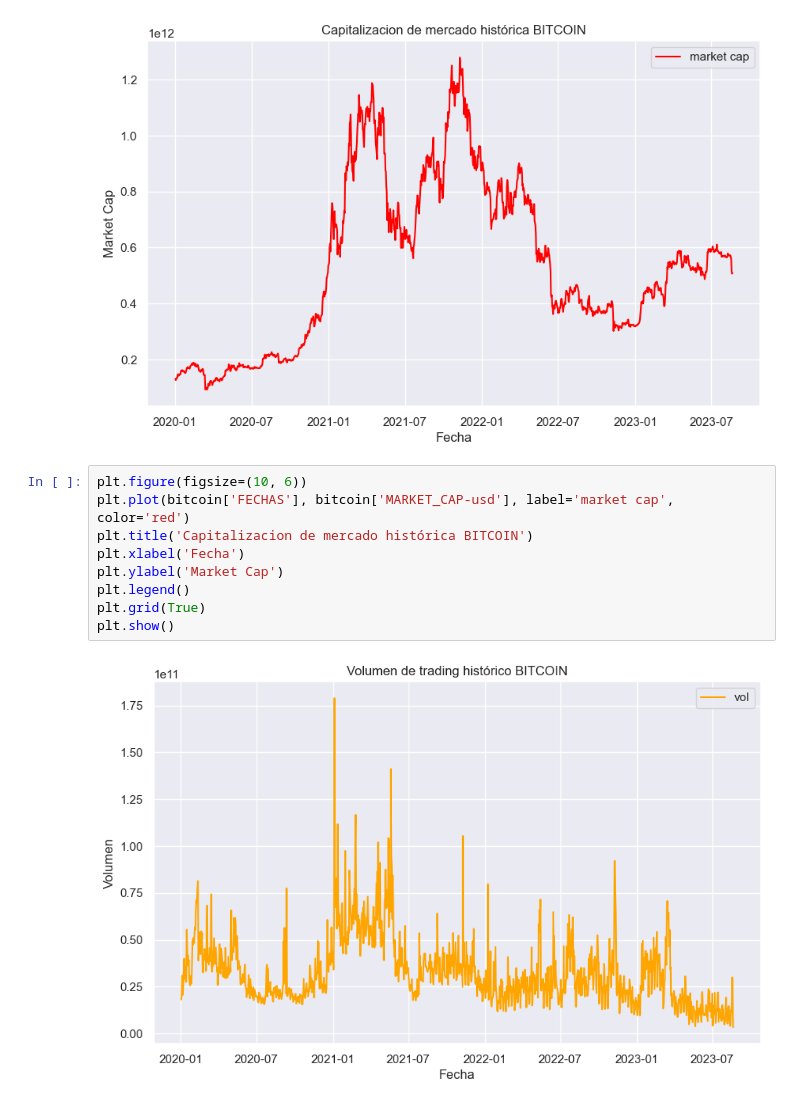
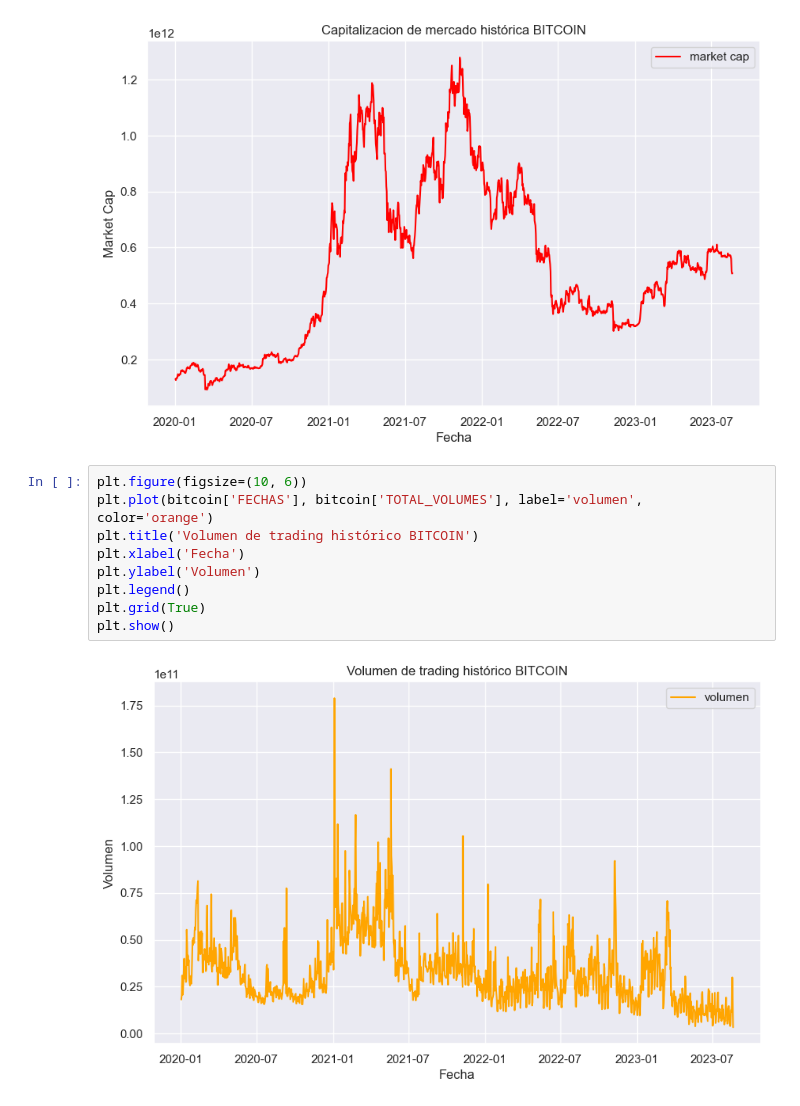
Before and after one commit to Constanzafl/Proyecto2_Data_Analytics, a Jupyter notebook: EDA/EDAbitcoin.ipynb, the cells around one changed output. Saved outputs shown, nothing was run; the diff lists cells and outputs as text.

```diff
--- a/EDA/EDAbitcoin.ipynb
+++ b/EDA/EDAbitcoin.ipynb
@@ -68,15 +68,15 @@ plt.show()
 [figure]
 # %%
 plt.figure(figsize=(10, 6))
-plt.plot(bitcoin['FECHAS'], bitcoin['MARKET_CAP-usd'], label='market cap', color='red')
-plt.title('Capitalizacion de mercado histórica BITCOIN')
+plt.plot(bitcoin['FECHAS'], bitcoin['TOTAL_VOLUMES'], label='volumen', color='orange')
+plt.title('Volumen de trading histórico BITCOIN')
 plt.xlabel('Fecha')
-plt.ylabel('Market Cap')
+plt.ylabel('Volumen')
 plt.legend()
 plt.grid(True)
 plt.show()
 # %% [output]
-[figure, old version]
+[figure, new version]
 # %%
 from ta.momentum import RSIIndicator
 
```
Also changed, not shown: parts of 6 cells of this notebook, 2 other files.
